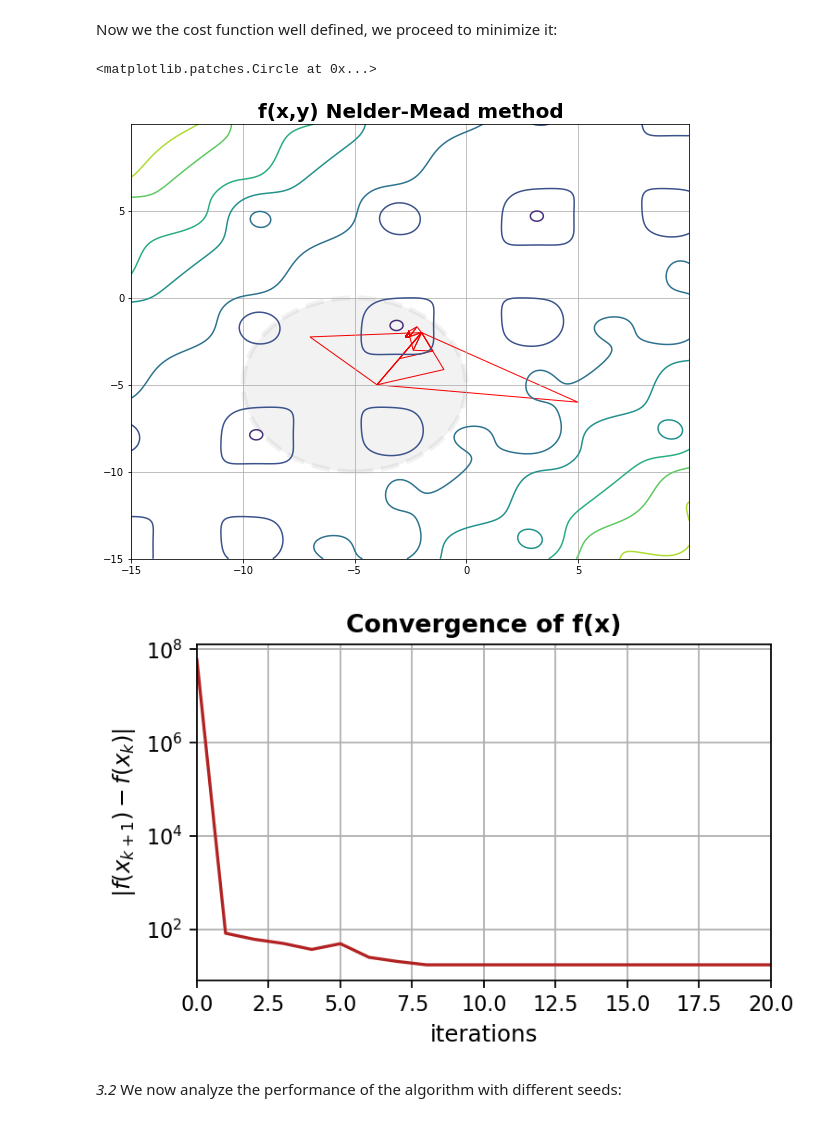
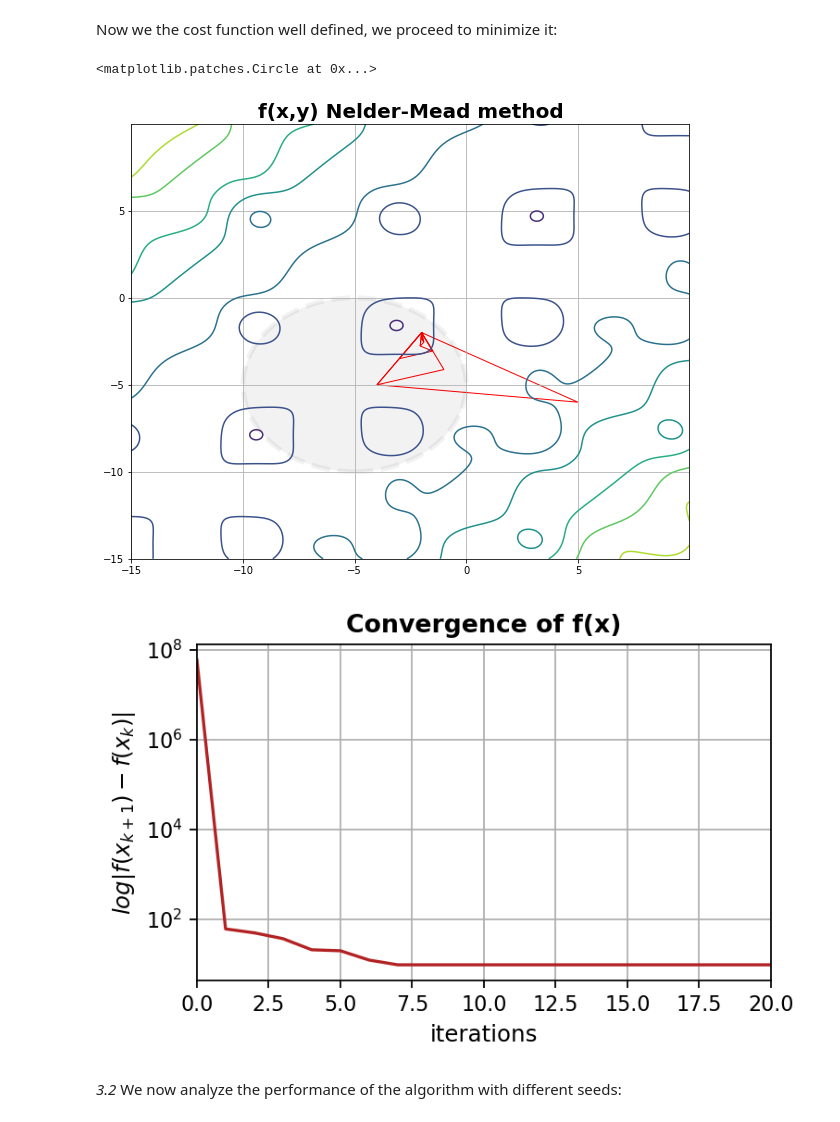
Before and after one commit to DarioSlaifsteinSk/OptMethdMA060002, a Jupyter notebook: Optimization_HW1.ipynb, the cells around one changed output. Drawn from its saved outputs; the diff is of its cells as text; code cells hidden in the pictures.

```diff
--- a/Optimization_HW1.ipynb
+++ b/Optimization_HW1.ipynb
@@ -245,8 +245,8 @@ tol=1e-5 # tolerance for the min
 
 # Parameters for Nelder-Mead
 alpha=5
-beta=10
-gamma=0.5
+beta=0.5 # smaller than 1
+gamma=2 # greater than 1
 
 # generate figure
 fig, axis = plt.subplots(figsize=(10,8))
@@ -268,22 +268,22 @@ regionConv = plt.Circle((-5, -5), 5, color='k', fill=True, linestyle='--',alpha=
 axis.add_patch(regionConv)
 # %% [output]
 <matplotlib.patches.Circle at 0x...>
-[figure, old version]
+[figure, new version]
 # %%
 plt.figure(dpi=160, figsize=(5,3))
 
 plt.semilogy(np.linspace(0,iNM, num=iNM), np.array(errNM), color='firebrick')
 
 plt.title('Convergence of f(x)', fontsize=12, fontweight='bold')
-plt.ylabel('$|f(x_{k+1})-f(x_{k})|$', fontsize=11)
+plt.ylabel('$log|f(x_{k+1})-f(x_{k})|$', fontsize=11)
 plt.xlabel('iterations', fontsize=11)
 # plt.ylim([17, 17.5])
 plt.xlim([0, 20])
 
 plt.grid()
 plt.show()
 # %% [output]
-[figure, old version]
+[figure, new version]
 # %% [markdown]
 _3.2_ We now analyze the performance of the algorithm with different seeds:
 # %%
```
Also changed, not shown: parts of 5 cells of this notebook, 1 other file.
